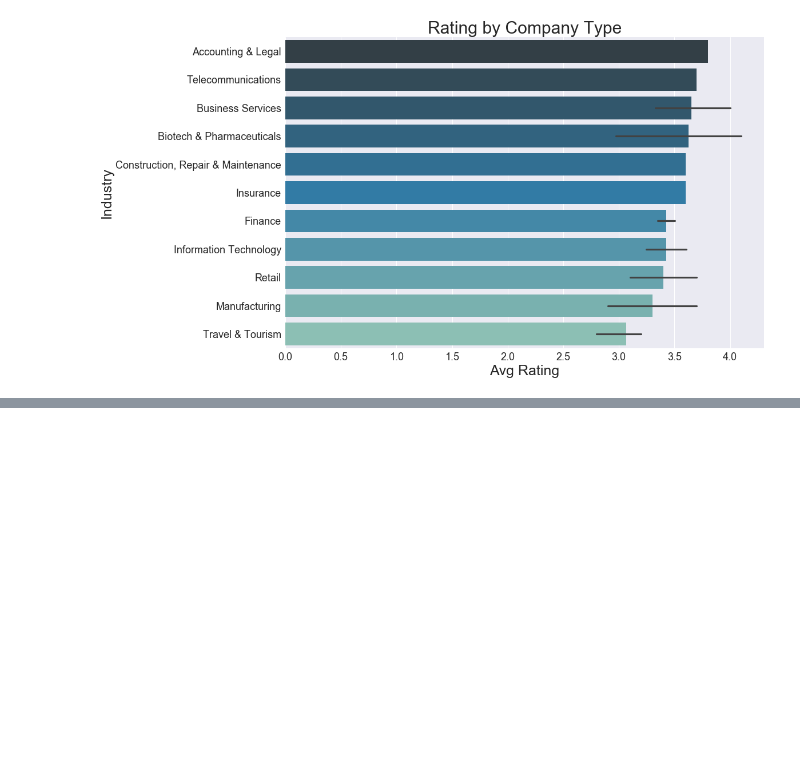
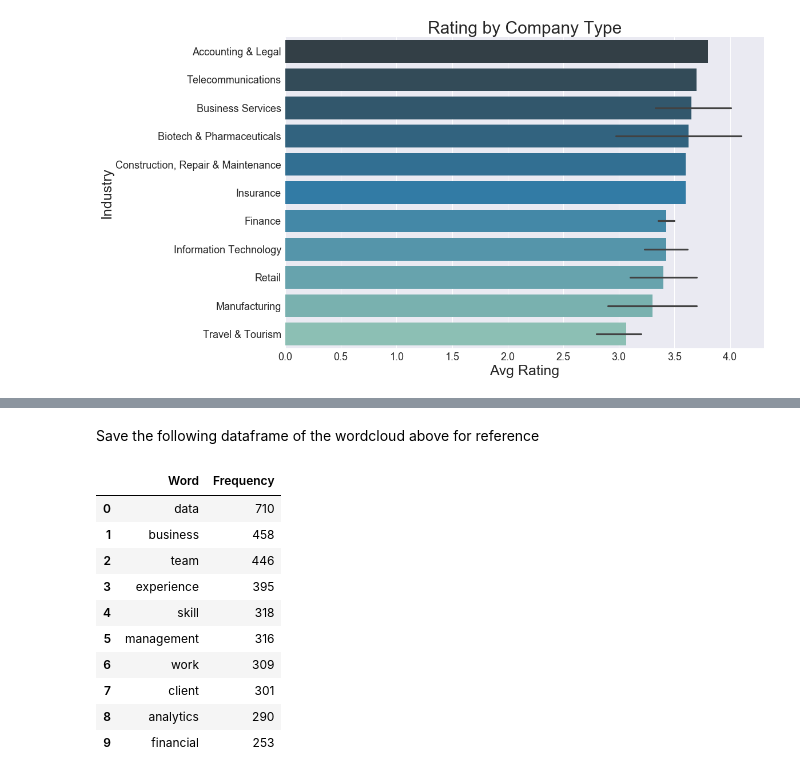
Before and after one commit to jasonchanhku/DataScienceDemand, a Jupyter notebook: Data Science Demand in Hong Kong.ipynb, the cells around one changed output, grey strips where cells are left out. Saved outputs shown, nothing was run; the diff lists cells and outputs as text; code cells hidden in the pictures; blank space fills up the shorter version.

```diff
--- a/Data Science Demand in Hong Kong.ipynb
+++ b/Data Science Demand in Hong Kong.ipynb
@@ -336,0 +391,17 @@ sns.plt.show()
+# %% [markdown]
+Save the following dataframe of the wordcloud above for reference
+# %%
+common = pd.DataFrame(list(dict(all_words.most_common()).items()), columns=['Word', 'Frequency'])
+common.head(10)
+# %% [output]
+|  | Word | Frequency |
+| 0 | data | 710 |
+| 1 | business | 458 |
+| 2 | team | 446 |
+| 3 | experience | 395 |
+| 4 | skill | 318 |
+| 5 | management | 316 |
+| 6 | work | 309 |
+| 7 | client | 301 |
+| 8 | analytics | 290 |
+| 9 | financial | 253 |
```
Also changed, not shown: parts of 15 cells of this notebook.
